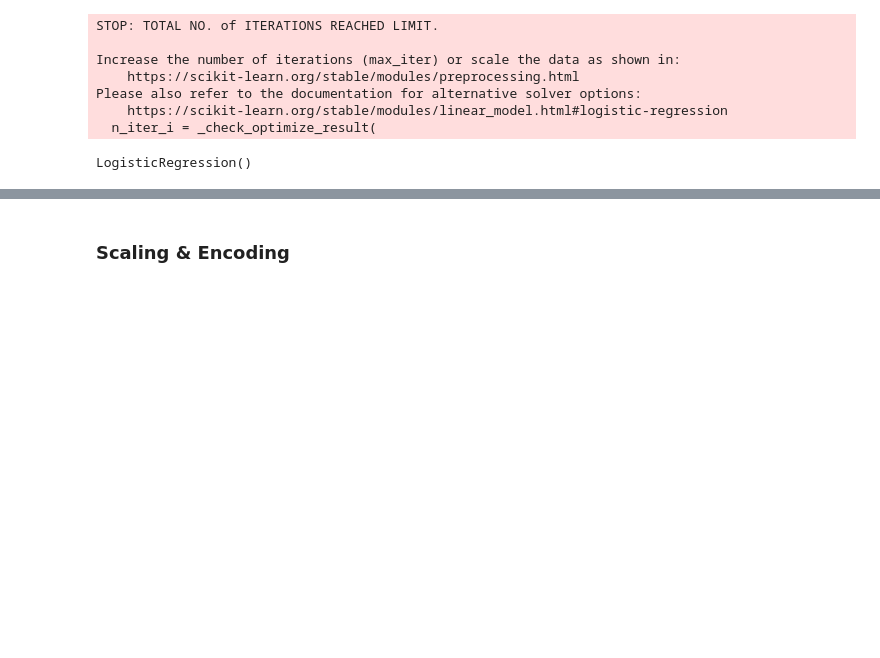
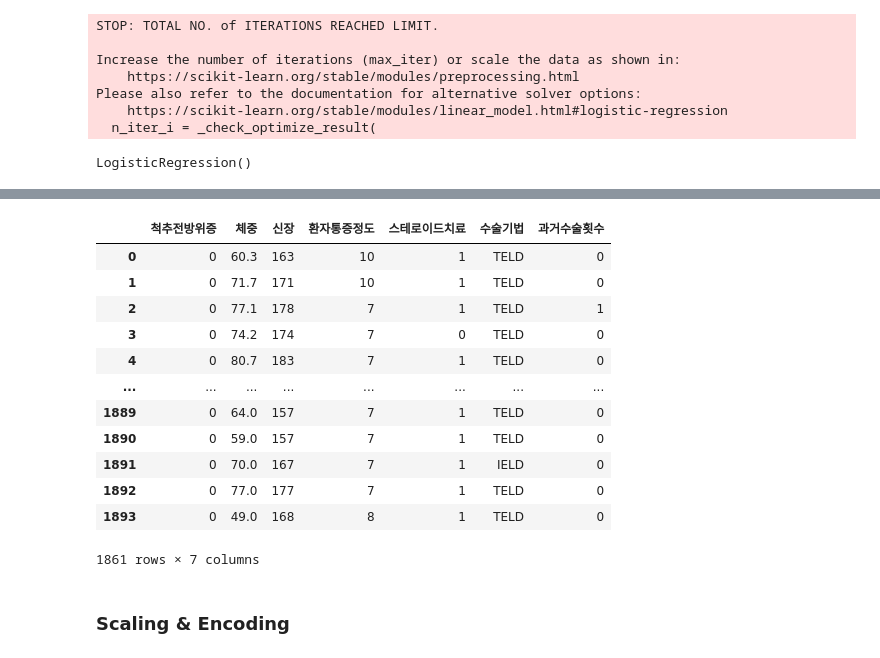
Before and after one commit to araya1203/toys_machinelearning, a Jupyter notebook: codes/RecurrenceOfSurgerypre_preprocessing.ipynb, the cells around one changed output, grey strips where cells are left out. Saved outputs shown, nothing was run; the diff lists cells and outputs as text; code cells hidden in the pictures; blank space fills up the shorter version.

```diff
--- a/codes/RecurrenceOfSurgerypre_preprocessing.ipynb
+++ b/codes/RecurrenceOfSurgerypre_preprocessing.ipynb
@@ -274,3 +330,36 @@ print("결측치 예측 모델 정확도:", accuracy)
+# %%
+def remove_outliers(df, column_name):
+    Q1 = df[column_name].quantile(0.25)
+    Q3 = df[column_name].quantile(0.75)
+    IQR = Q3 - Q1
+    lower_bound = Q1 - 1.5 * IQR
+    upper_bound = Q3 + 1.5 * IQR
+
+    df_cleaned = df[(df[column_name] >= lower_bound) & (df[column_name] <= upper_bound)]
+
+    return df_cleaned
+# %%
+# "신장" 열의 이상치 제거
+df_ROS_extract_null = remove_outliers(df_ROS_extract_null, '신장')
+# %%
+# "체중" 열의 이상치 제거
+df_ROS_extract_null = remove_outliers(df_ROS_extract_null, '체중')
+# %%
+df_ROS_extract_null
+# %% [output]
+|  | 척추전방위증 | 체중 | 신장 | 환자통증정도 | 스테로이드치료 | 수술기법 | 과거수술횟수 |
+| 0 | 0 | 60.3 | 163 | 10 | 1 | TELD | 0 |
+| 1 | 0 | 71.7 | 171 | 10 | 1 | TELD | 0 |
+| 2 | 0 | 77.1 | 178 | 7 | 1 | TELD | 1 |
+| 3 | 0 | 74.2 | 174 | 7 | 0 | TELD | 0 |
+| 4 | 0 | 80.7 | 183 | 7 | 1 | TELD | 0 |
+| ... | ... | ... | ... | ... | ... | ... | ... |
+| 1889 | 0 | 64.0 | 157 | 7 | 1 | TELD | 0 |
+| 1890 | 0 | 59.0 | 157 | 7 | 1 | TELD | 0 |
+| 1891 | 0 | 70.0 | 167 | 7 | 1 | IELD | 0 |
+| 1892 | 0 | 77.0 | 177 | 7 | 1 | TELD | 0 |
+| 1893 | 0 | 49.0 | 168 | 8 | 1 | TELD | 0 |
+1861 rows × 7 columns
 # %% [markdown]
 ### Scaling & Encoding
 # %%
```
Also changed, not shown: parts of 15 cells of this notebook.
